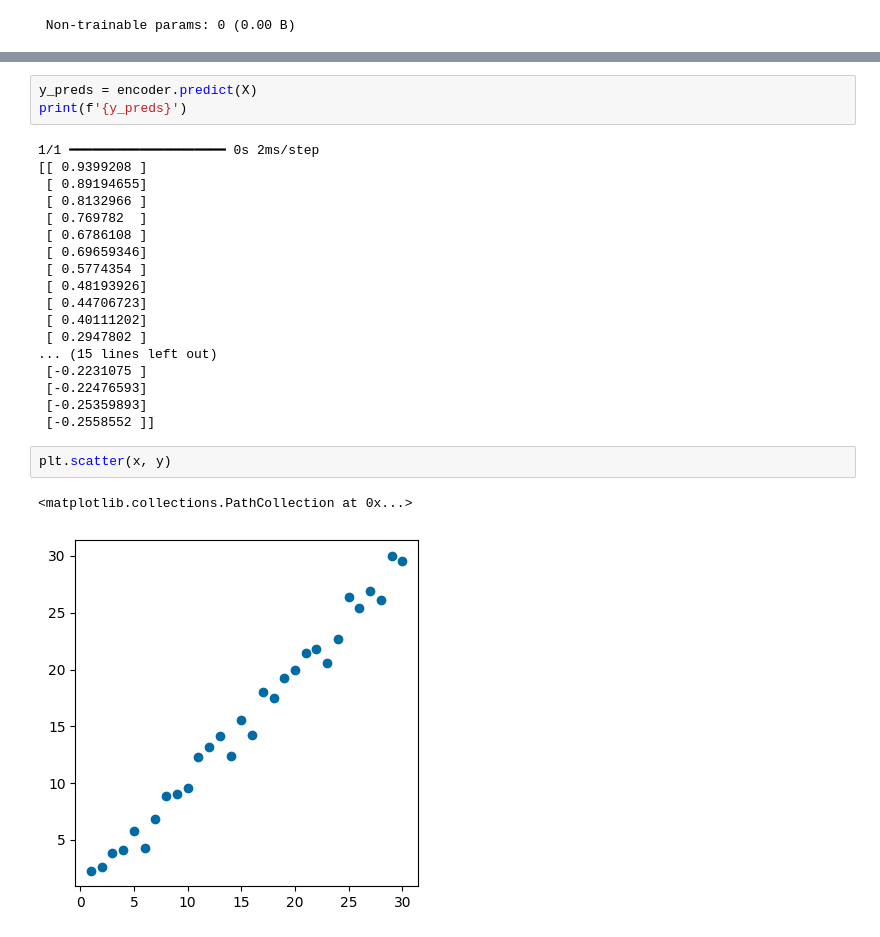
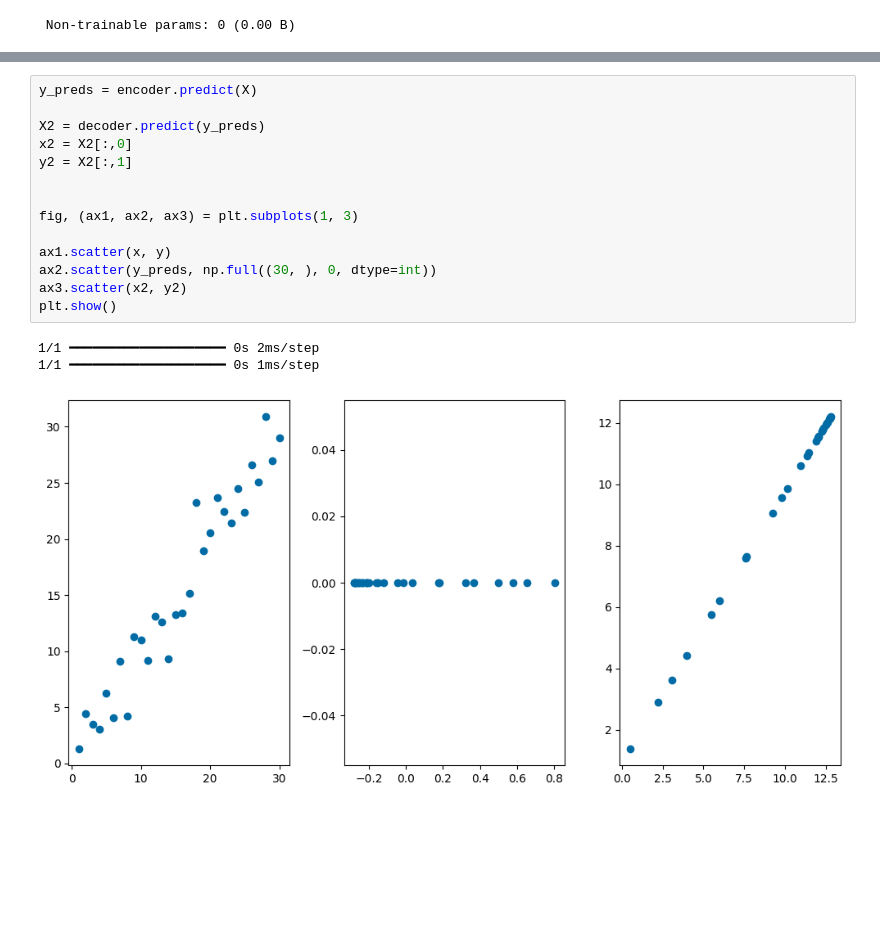
Before and after one commit to mariolpantunes/mlac, a Jupyter notebook: notebooks/notebook_01.ipynb, the cells around one changed output, grey strips where cells are left out. Saved outputs shown, nothing was run; the diff lists cells and outputs as text; blank space fills up the shorter version.

```diff
--- a/notebooks/notebook_01.ipynb
+++ b/notebooks/notebook_01.ipynb
@@ -97,26 +99,18 @@ plt.show()
 # %%
 y_preds = encoder.predict(X)
-print(f'{y_preds}')
+
+X2 = decoder.predict(y_preds)
+x2 = X2[:,0]
+y2 = X2[:,1]
+
+
+fig, (ax1, ax2, ax3) = plt.subplots(1, 3)
+
+ax1.scatter(x, y)
+ax2.scatter(y_preds, np.full((30, ), 0, dtype=int))
+ax3.scatter(x2, y2)
+plt.show()
 # %% [output]
 1/1 ━━━━━━━━━━━━━━━━━━━━ 0s 2ms/step
-[[ 0.9399208 ]
- [ 0.89194655]
- [ 0.8132966 ]
- [ 0.769782  ]
- [ 0.6786108 ]
- [ 0.69659346]
- [ 0.5774354 ]
- [ 0.48193926]
- [ 0.44706723]
- [ 0.40111202]
- [ 0.2947802 ]
-... (15 lines left out)
- [-0.2231075 ]
- [-0.22476593]
- [-0.25359893]
- [-0.2558552 ]]
+1/1 ━━━━━━━━━━━━━━━━━━━━ 0s 1ms/step
+[figure, added]
-# %%
-plt.scatter(x, y)
-# %% [output]
-<matplotlib.collections.PathCollection at 0x...>
-[figure, removed]
```
Also changed, not shown: parts of 13 cells of this notebook.
